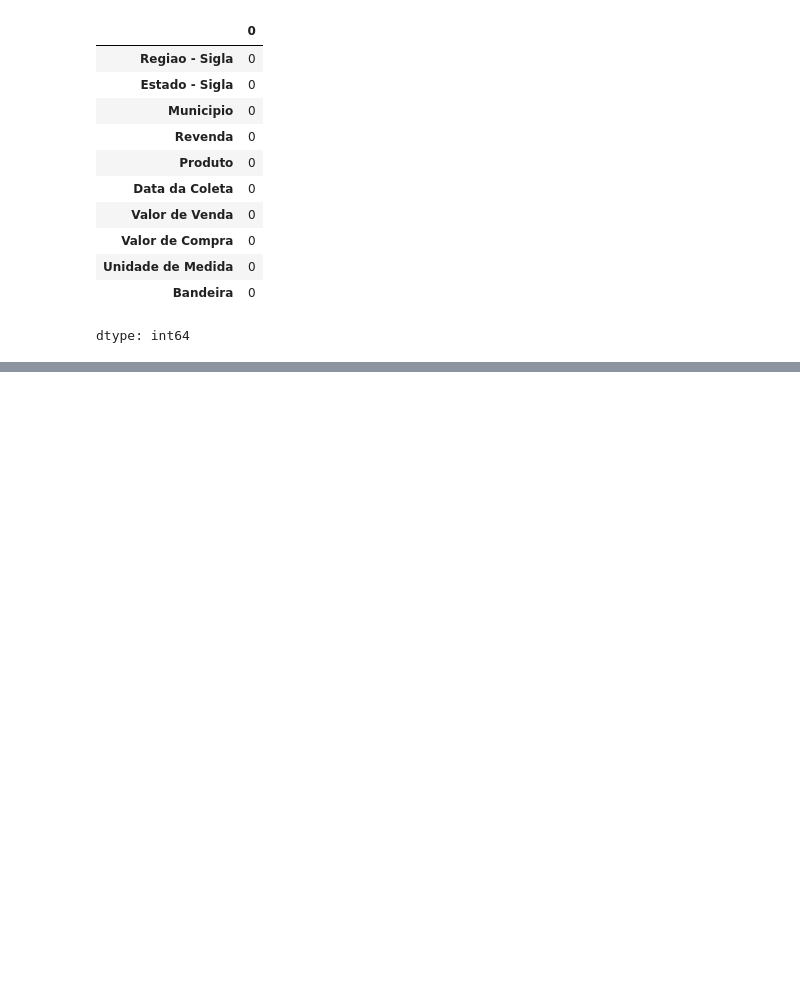
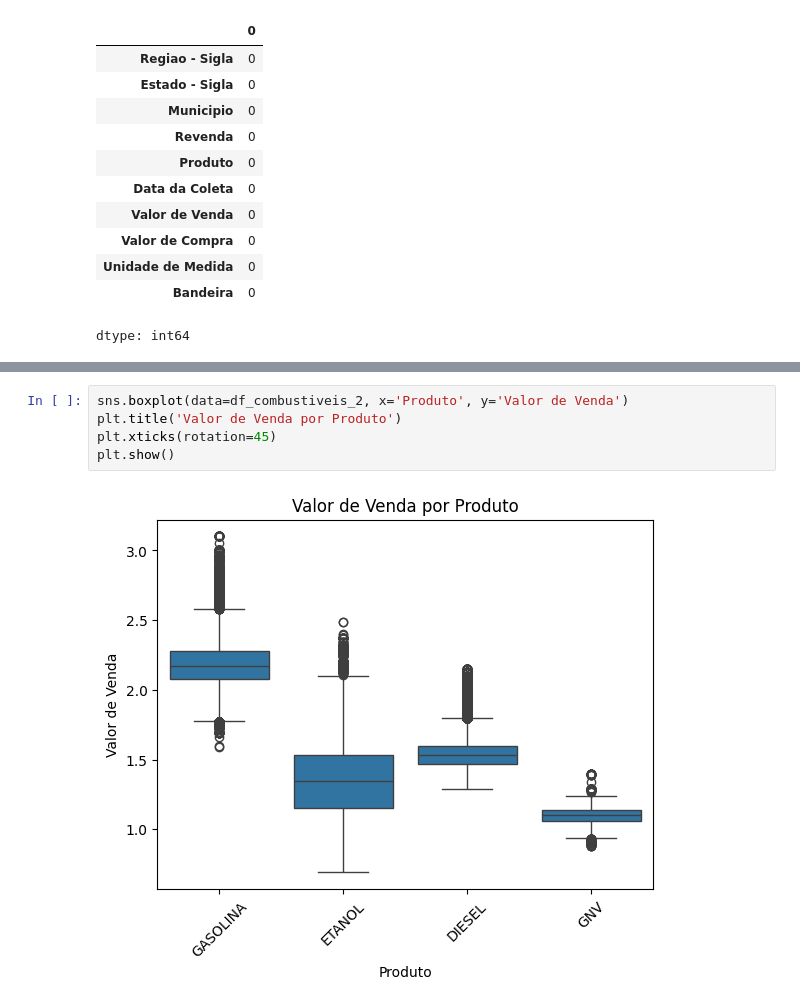
Before and after one commit to SandraRojasZ/DataScience, a Jupyter notebook: ProjetoAED.ipynb, the cells around one changed output, grey strips where cells are left out. Drawn from its saved outputs; the diff is of its cells as text; blank space fills up the shorter version.

```diff
--- a/ProjetoAED.ipynb
+++ b/ProjetoAED.ipynb
@@ -242,0 +280,7 @@ df_combustiveis_2.head(10)
+# %%
+sns.boxplot(data=df_combustiveis_2, x='Produto', y='Valor de Venda')
+plt.title('Valor de Venda por Produto')
+plt.xticks(rotation=45)
+plt.show()
+# %% [output]
+[figure, added]
```
Also changed, not shown: parts of 19 cells of this notebook.
